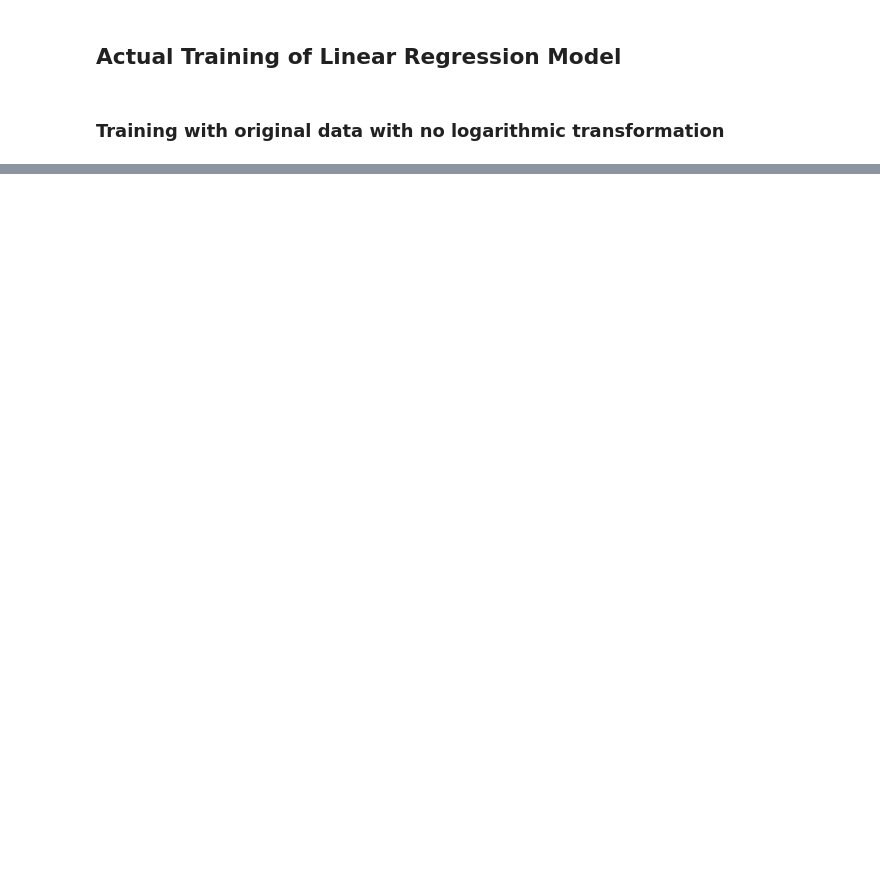
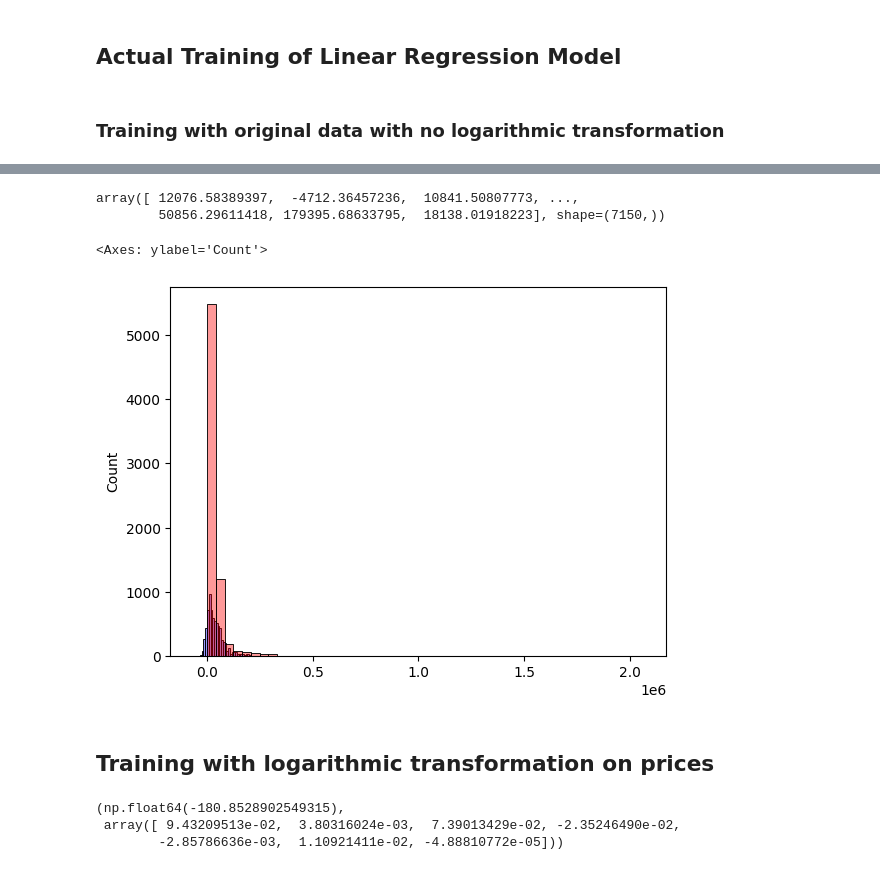
Before and after one commit to BALJAPALLIANSHUL/machine_learning_zoomcamp, a Jupyter notebook: 02-Car price prediction/car_price_pred.ipynb, the cells around one changed output, grey strips where cells are left out. Drawn from its saved outputs; the diff is of its cells as text; code cells hidden in the pictures; blank space fills up the shorter version.

Commit message:
Visually compared the model prediction and actual values with logarithm transformation

```diff
--- a/02-Car price prediction/car_price_pred.ipynb
+++ b/02-Car price prediction/car_price_pred.ipynb
@@ -191,15 +203,18 @@ array([[6238.],
 # %% [markdown]
 ## Actual Training of Linear Regression Model
 # %%
-def linear_regression(X,y):
-    X = np.column_stack([np.ones(X.shape[0]),X]) # Added a column for bias accomodation
+def linear_regression(X, y):
+    # Add a column of ones for the bias/intercept term
+    X = np.column_stack([np.ones(X.shape[0]), X])
 
-    XTX = X.T@X
-    XTX_inv = np.linalg.inv(XTX)
+    # This is more stable than using np.linalg.inv()
+    XTX = X.T @ X
+    XTy = X.T @ y
 
-    w =(XTX_inv @ X.T) @ y
+    # Solve the system of linear equations (XTX)w = XTy for w
+    w = np.linalg.solve(XTX, XTy)
 
-    return w # w also contains bias term at the first row
+    return w
 # %% [markdown]
 ### Training with original data with no logarithmic transformation
 # %%
@@ -211,0 +227,22 @@ w[0],w[1:]
+# %%
+y_pred = subset_train@w[1:]+w[0]
+y_pred
+# %% [output]
+array([ 12076.58389397,  -4712.36457236,  10841.50807773, ...,
+        50856.29611418, 179395.68633795,  18138.01918223], shape=(7150,))
+# %%
+# Plot both histograms on the same axes
+sns.histplot(y_pred, color='blue', alpha=0.4, bins=50,  label='y_pred')
+sns.histplot(y_train_orig, color='red', alpha=0.4, bins=50, label='y_train_orig')
+# %% [output]
+<Axes: ylabel='Count'>
+[figure, added]
+# %% [markdown]
+## Training with logarithmic transformation on prices
+# %%
+w_with_log_transform = linear_regression(subset_train,log_y_train)
+w_with_log_transform[0],w_with_log_transform[1:]
+# %% [output]
+(np.float64(-180.8528902549315),
+ array([ 9.43209513e-02,  3.80316024e-03,  7.39013429e-02, -2.35246490e-02,
+        -2.85786636e-03,  1.10921411e-02, -4.88810772e-05]))
```
Also changed, not shown: parts of 10 cells of this notebook.
